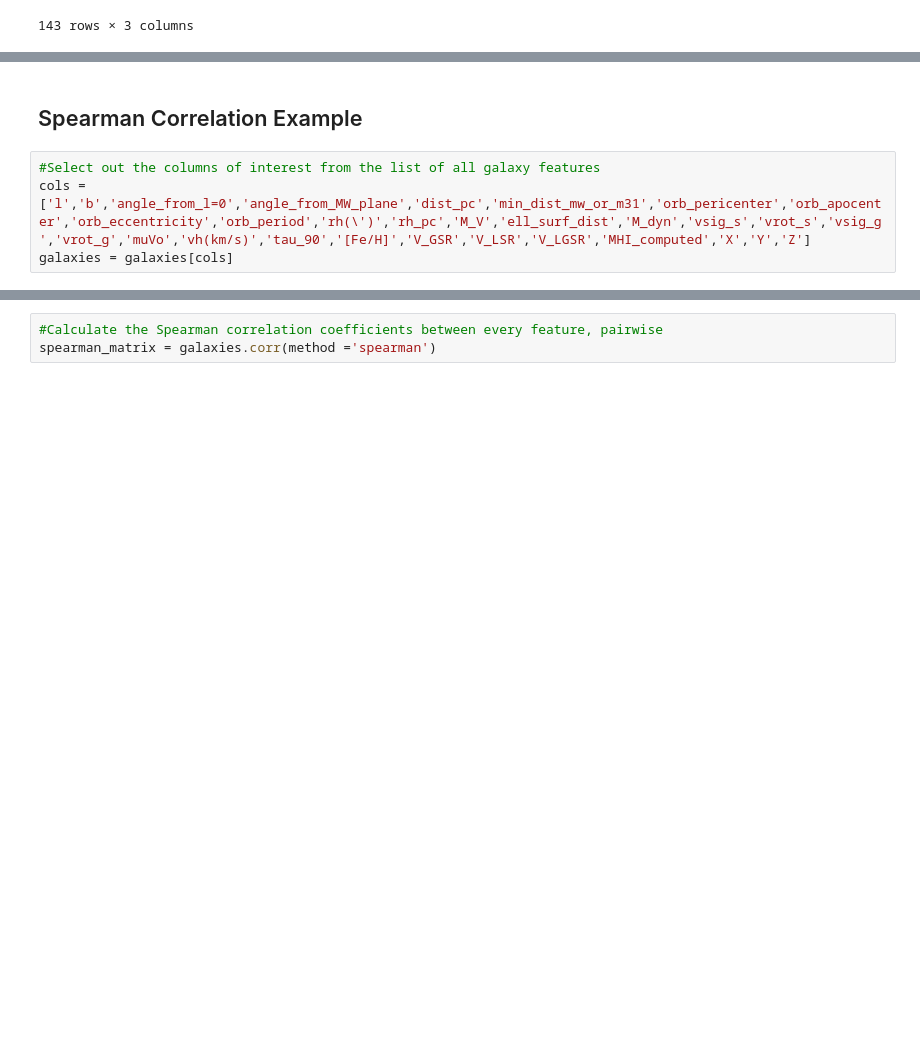
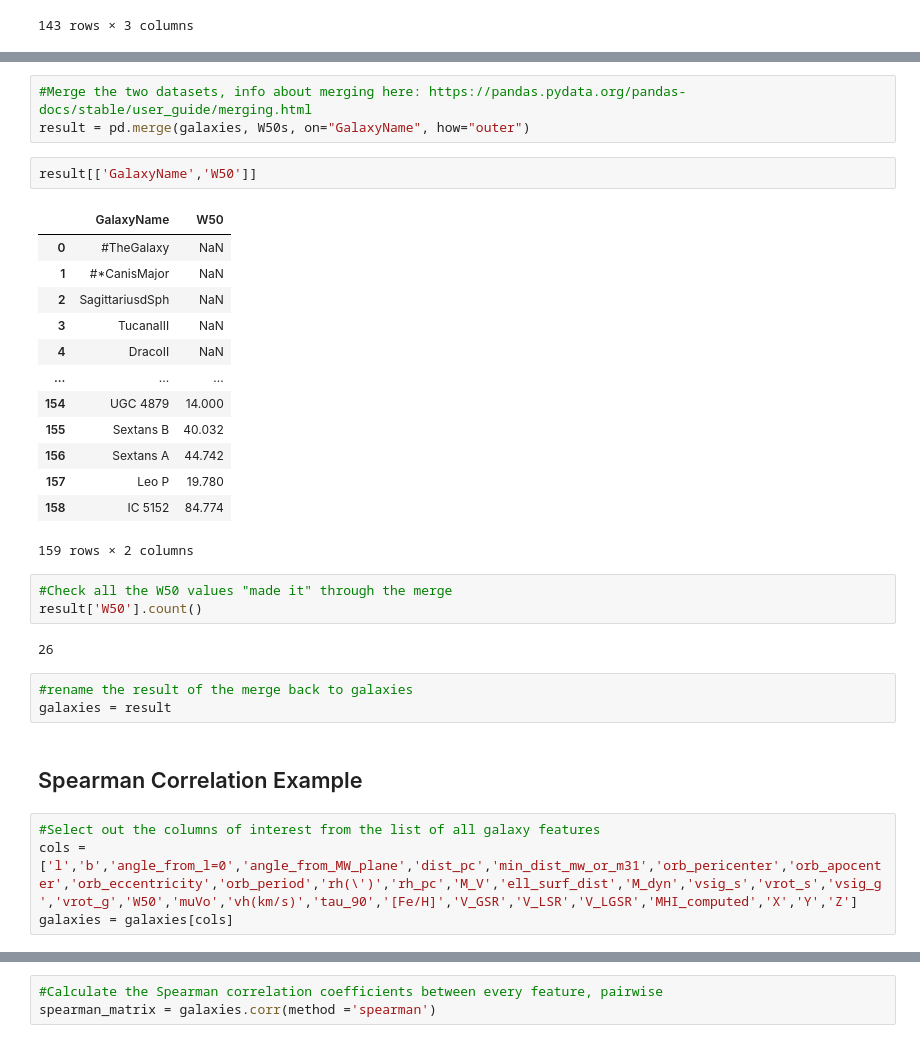
Before and after one commit to janagrc/LocalGroup, a Jupyter notebook: LocalGroup.ipynb, the cells around one changed output, grey strips where cells are left out. Cells and saved outputs as stored; diff of their text form; blank space fills up the shorter version.

```diff
--- a/LocalGroup.ipynb
+++ b/LocalGroup.ipynb
@@ -84,8 +138,35 @@ galaxies[['GalaxyName','MHI_computed','MHI_type']]
+# %%
+#Merge the two datasets, info about merging here: https://pandas.pydata.org/pandas-docs/stable/user_guide/merging.html
+result = pd.merge(galaxies, W50s, on="GalaxyName", how="outer")
+# %%
+result[['GalaxyName','W50']]
+# %% [output]
+|  | GalaxyName | W50 |
+| 0 | #TheGalaxy | NaN |
+| 1 | #*CanisMajor | NaN |
+| 2 | SagittariusdSph | NaN |
+| 3 | TucanaIII | NaN |
+| 4 | DracoII | NaN |
+| ... | ... | ... |
+| 154 | UGC 4879 | 14.000 |
+| 155 | Sextans B | 40.032 |
+| 156 | Sextans A | 44.742 |
+| 157 | Leo P | 19.780 |
+| 158 | IC 5152 | 84.774 |
+159 rows × 2 columns
+# %%
+#Check all the W50 values "made it" through the merge
+result['W50'].count()
+# %% [output]
+26
+# %%
+#rename the result of the merge back to galaxies
+galaxies = result
 # %% [markdown]
 ## Spearman Correlation Example
 # %%
 #Select out the columns of interest from the list of all galaxy features
-cols = ['l','b','angle_from_l=0','angle_from_MW_plane','dist_pc','min_dist_mw_or_m31','orb_pericenter','orb_apocenter','orb_eccentricity','orb_period','rh(\')','rh_pc','M_V','ell_surf_dist','M_dyn','vsig_s','vrot_s','vsig_g','vrot_g','muVo','vh(km/s)','tau_90','[Fe/H]','V_GSR','V_LSR','V_LGSR','MHI_computed','X','Y','Z']
+cols = ['l','b','angle_from_l=0','angle_from_MW_plane','dist_pc','min_dist_mw_or_m31','orb_pericenter','orb_apocenter','orb_eccentricity','orb_period','rh(\')','rh_pc','M_V','ell_surf_dist','M_dyn','vsig_s','vrot_s','vsig_g','vrot_g','W50','muVo','vh(km/s)','tau_90','[Fe/H]','V_GSR','V_LSR','V_LGSR','MHI_computed','X','Y','Z']
 galaxies = galaxies[cols]
 # %%
 #Rename the columns to something more readable.
```
Also changed, not shown: parts of 12 cells of this notebook.
